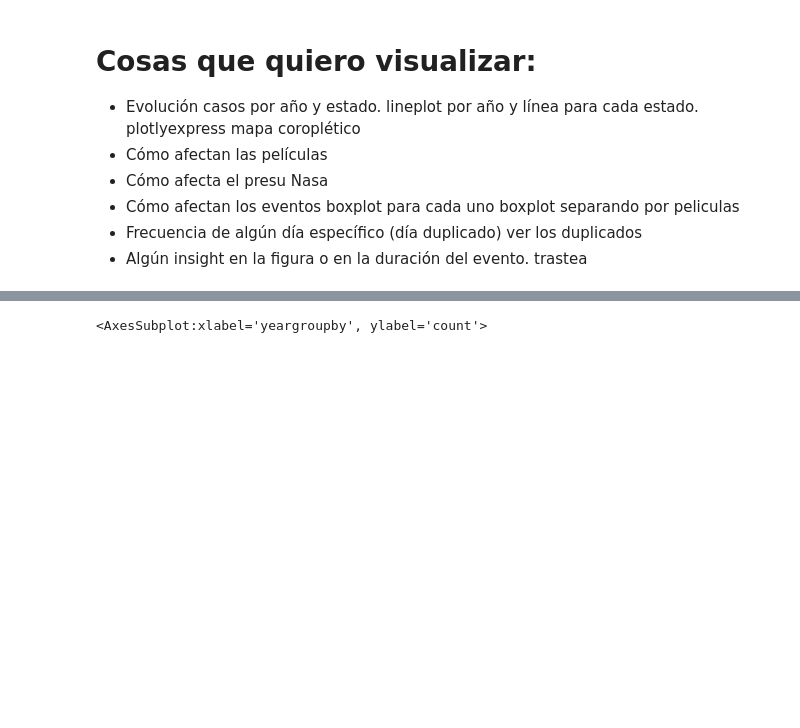
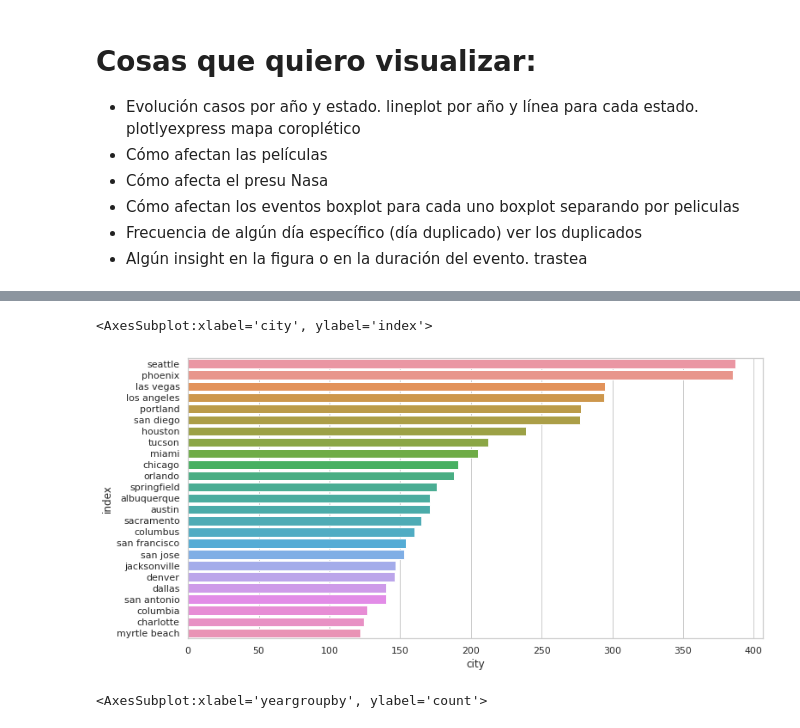
Before and after one commit to LuisSerranoCerame/Aliens, a Jupyter notebook: VisualsDate.ipynb, the cells around one changed output, grey strips where cells are left out. Saved outputs shown, nothing was run; the diff lists cells and outputs as text; code cells hidden in the pictures; blank space fills up the shorter version.

```diff
--- a/VisualsDate.ipynb
+++ b/VisualsDate.ipynb
@@ -175,7 +187,13 @@ MergeError: No common columns to perform merge on. Merge options: left_on=None,
 a = df["yeargroupby"].value_counts()
 b = df["monthgroupby"].value_counts()
 statesvalores = df["state"].value_counts().to_frame()
+# %%
+citiesvalores = df["city"].value_counts().to_frame()
+# %%
+citiesvalores = citiesvalores.reset_index()
 # %%
 statesvalores = statesvalores.reset_index()
 # %%
 statesvalores['index'] = statesvalores['index'].str.upper()
+# %%
+bestcities = citiesvalores[0:25]
@@ -280,3 +368,8 @@ sns.set_style("whitegrid")
+# %%
+sns.barplot(x='city',y='index', data=bestcities)
+# %% [output]
+<AxesSubplot:xlabel='city', ylabel='index'>
+[figure, added]
 # %%
 sns.countplot(x='yeargroupby', data=df)
 # %% [output]
```
Also changed, not shown: parts of 18 cells of this notebook, 2 other files.
